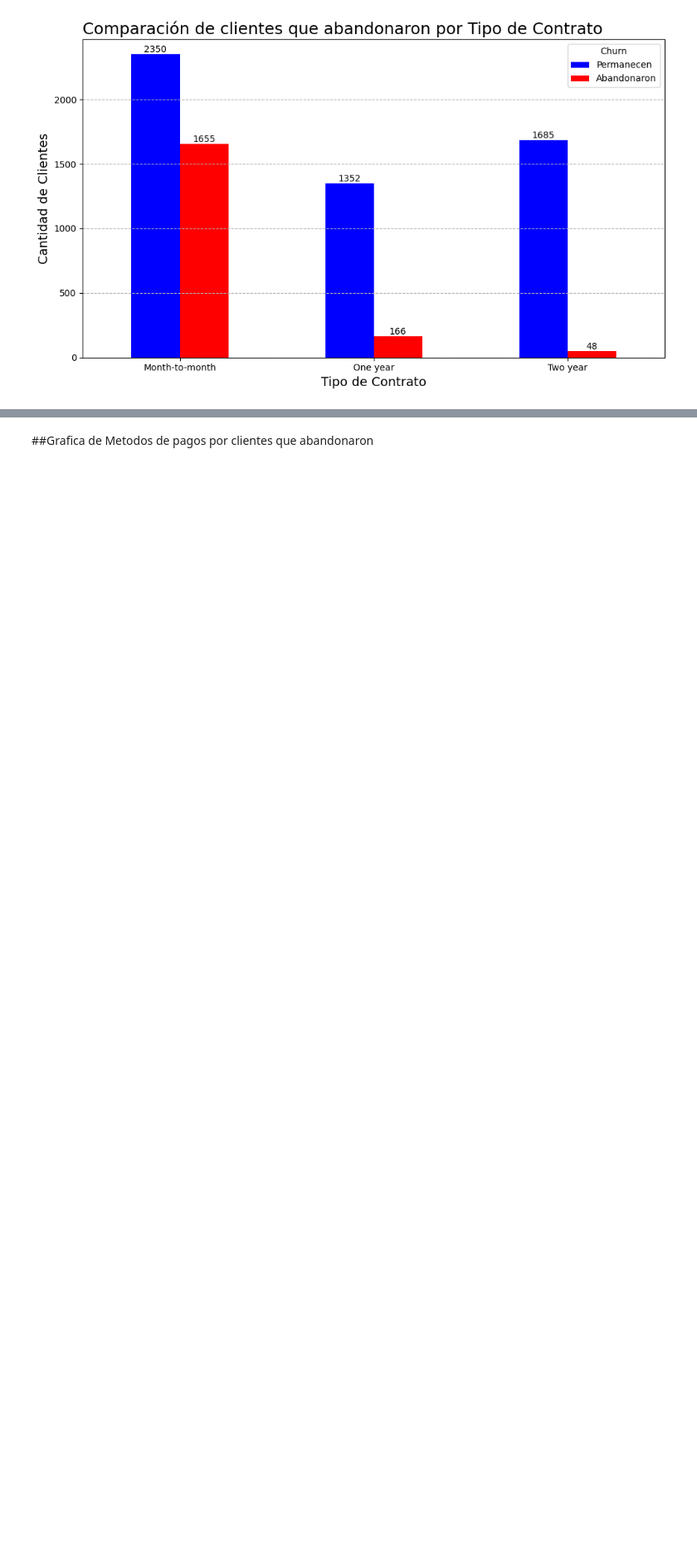
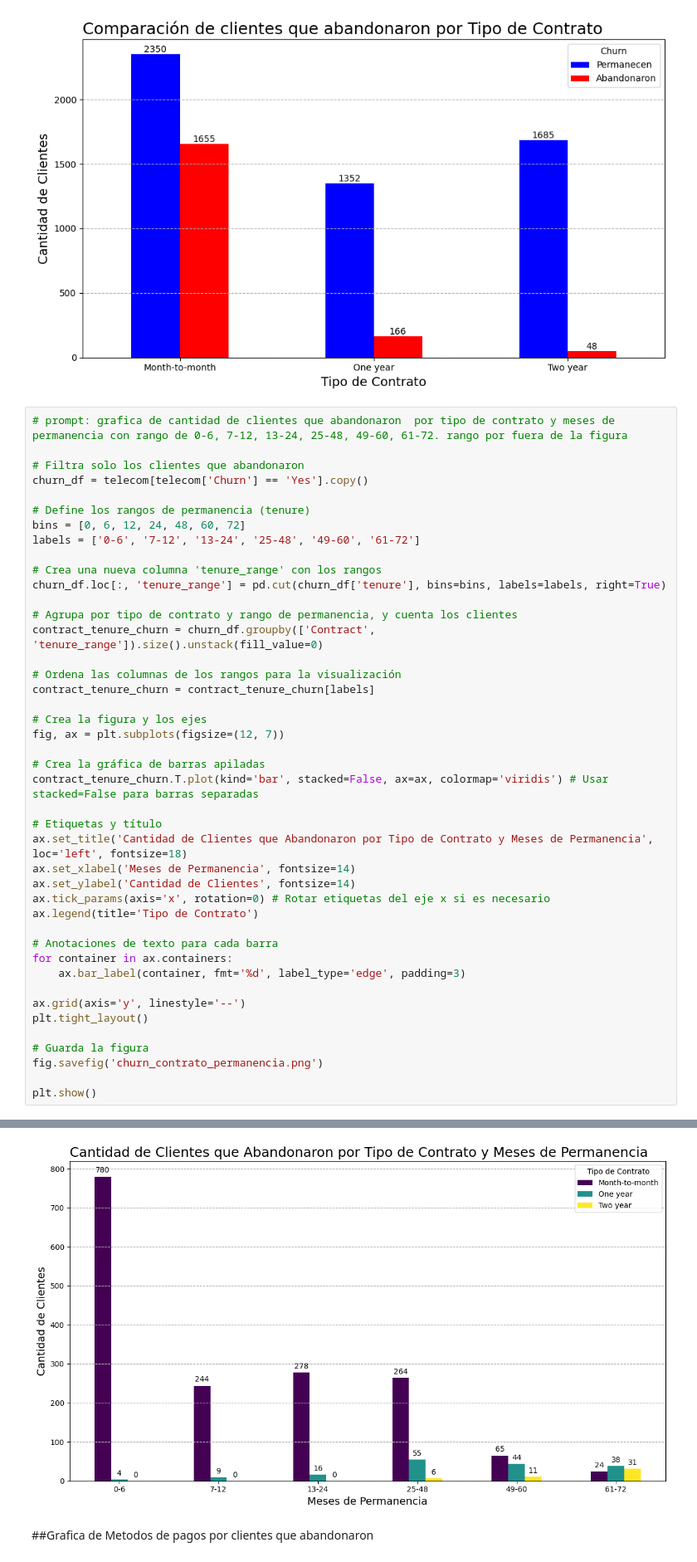
Before and after one commit to AlexTovar31/Challenge_Telecom_X, a Jupyter notebook: TelecomX_LATAM.ipynb, the cells around one changed output, grey strips where cells are left out. Shown at 83% size. Drawn from its saved outputs; the diff is of its cells as text; blank space fills up the shorter version.

```diff
--- a/TelecomX_LATAM.ipynb
+++ b/TelecomX_LATAM.ipynb
@@ -319,3 +319,47 @@ fig.savefig('comparacion_churn_contrato.png')
 plt.show()
 # %% [output]
 [figure]
+# %%
+# prompt: grafica de cantidad de clientes que abandonaron  por tipo de contrato y meses de permanencia con rango de 0-6, 7-12, 13-24, 25-48, 49-60, 61-72. rango por fuera de la figura
+
+# Filtra solo los clientes que abandonaron
+churn_df = telecom[telecom['Churn'] == 'Yes'].copy()
+
+# Define los rangos de permanencia (tenure)
+bins = [0, 6, 12, 24, 48, 60, 72]
+labels = ['0-6', '7-12', '13-24', '25-48', '49-60', '61-72']
+
+# Crea una nueva columna 'tenure_range' con los rangos
+churn_df.loc[:, 'tenure_range'] = pd.cut(churn_df['tenure'], bins=bins, labels=labels, right=True)
+
+# Agrupa por tipo de contrato y rango de permanencia, y cuenta los clientes
+contract_tenure_churn = churn_df.groupby(['Contract', 'tenure_range']).size().unstack(fill_value=0)
+
+# Ordena las columnas de los rangos para la visualización
+contract_tenure_churn = contract_tenure_churn[labels]
+
+# Crea la figura y los ejes
+fig, ax = plt.subplots(figsize=(12, 7))
+
+# Crea la gráfica de barras apiladas
+contract_tenure_churn.T.plot(kind='bar', stacked=False, ax=ax, colormap='viridis') # Usar stacked=False para barras separadas
+
+# Etiquetas y título
+ax.set_title('Cantidad de Clientes que Abandonaron por Tipo de Contrato y Meses de Permanencia', loc='left', fontsize=18)
+ax.set_xlabel('Meses de Permanencia', fontsize=14)
+ax.set_ylabel('Cantidad de Clientes', fontsize=14)
+ax.tick_params(axis='x', rotation=0) # Rotar etiquetas del eje x si es necesario
+ax.legend(title='Tipo de Contrato')
+
+# Anotaciones de texto para cada barra
+for container in ax.containers:
+    ax.bar_label(container, fmt='%d', label_type='edge', padding=3)
+
+ax.grid(axis='y', linestyle='--')
+plt.tight_layout()
+
+# Guarda la figura
+fig.savefig('churn_contrato_permanencia.png')
+
+plt.show()
+# %% [output]
@@ -322,3 +367,4 @@ plt.show()
+[figure, added]
 # %% [markdown]
 ##Grafica de Metodos de pagos por clientes que abandonaron
 # %%
```
Also changed, not shown: parts of 7 cells of this notebook.
